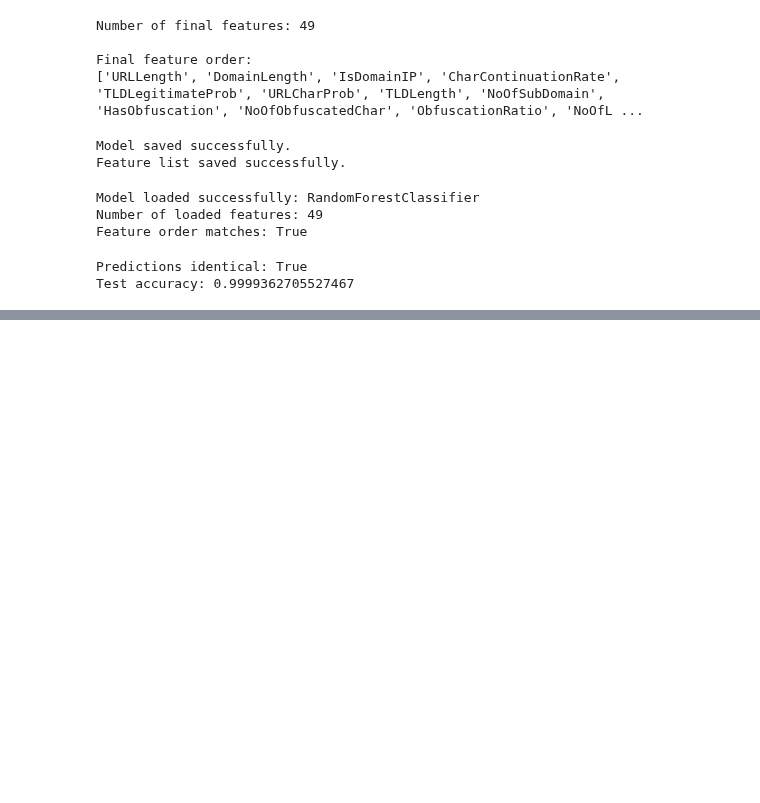
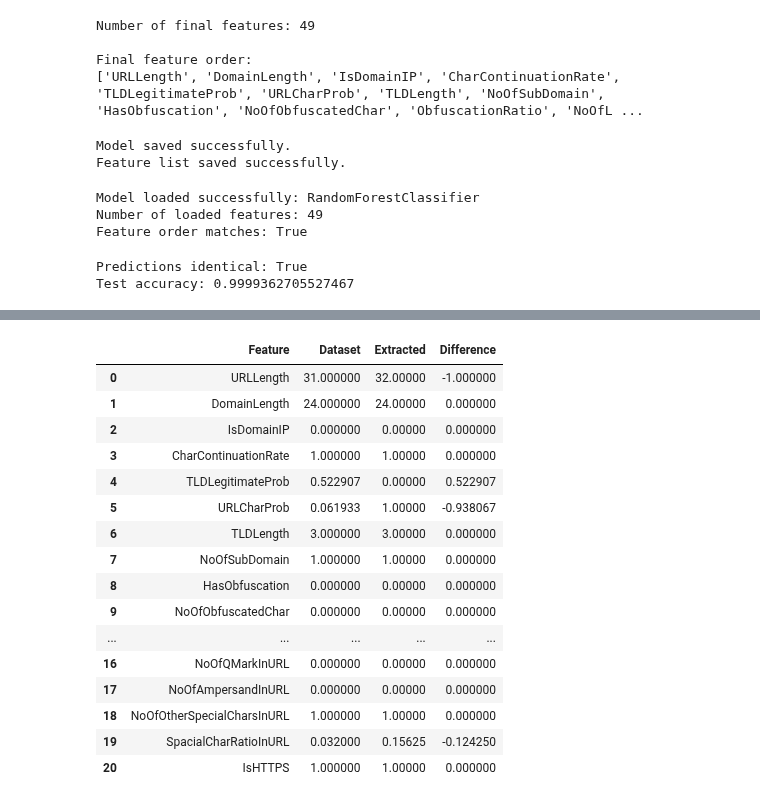
Before and after one commit to Aditya1112006/Phishing-Website-Detector, a Jupyter notebook: notebooks/01_dataset_exploration.ipynb, the cells around one changed output, grey strips where cells are left out. Saved outputs shown, nothing was run; the diff lists cells and outputs as text; code cells hidden in the pictures; blank space fills up the shorter version.

```diff
--- a/notebooks/01_dataset_exploration.ipynb
+++ b/notebooks/01_dataset_exploration.ipynb
@@ -1653,0 +2252,66 @@ Test accuracy: 0.9999362705527467
+# %%
+# Select one URL from the original dataset
+sample_row = df_raw.iloc[0]
+
+sample_url = sample_row["URL"]
+
+# Extract features using our function
+extracted = extract_basic_url_features(sample_url)
+
+# Features that our function currently extracts
+url_feature_names = [
+    "URLLength",
+    "DomainLength",
+    "IsDomainIP",
+    "CharContinuationRate",
+    "TLDLegitimateProb",
+    "URLCharProb",
+    "TLDLength",
+    "NoOfSubDomain",
+    "HasObfuscation",
+    "NoOfObfuscatedChar",
+    "ObfuscationRatio",
+    "NoOfLettersInURL",
+    "LetterRatioInURL",
+    "NoOfDegitsInURL",
+    "DegitRatioInURL",
+    "NoOfEqualsInURL",
+    "NoOfQMarkInURL",
+    "NoOfAmpersandInURL",
+    "NoOfOtherSpecialCharsInURL",
+    "SpacialCharRatioInURL",
+    "IsHTTPS"
+]
+
+# Compare dataset value vs extracted value
+comparison = []
+
+for feature in url_feature_names:
+    comparison.append({
+        "Feature": feature,
+        "Dataset": sample_row[feature],
+        "Extracted": extracted[feature],
+        "Difference": sample_row[feature] - extracted[feature]
+    })
+
+comparison_df = pd.DataFrame(comparison)
+
+comparison_df
+# %% [output]
+|  | Feature | Dataset | Extracted | Difference |
+| 0 | URLLength | 31.000000 | 32.00000 | -1.000000 |
+| 1 | DomainLength | 24.000000 | 24.00000 | 0.000000 |
+| 2 | IsDomainIP | 0.000000 | 0.00000 | 0.000000 |
+| 3 | CharContinuationRate | 1.000000 | 1.00000 | 0.000000 |
+| 4 | TLDLegitimateProb | 0.522907 | 0.00000 | 0.522907 |
+| 5 | URLCharProb | 0.061933 | 1.00000 | -0.938067 |
+| 6 | TLDLength | 3.000000 | 3.00000 | 0.000000 |
+| 7 | NoOfSubDomain | 1.000000 | 1.00000 | 0.000000 |
+| 8 | HasObfuscation | 0.000000 | 0.00000 | 0.000000 |
+| 9 | NoOfObfuscatedChar | 0.000000 | 0.00000 | 0.000000 |
+| ... | ... | ... | ... | ... |
+| 16 | NoOfQMarkInURL | 0.000000 | 0.00000 | 0.000000 |
+| 17 | NoOfAmpersandInURL | 0.000000 | 0.00000 | 0.000000 |
+| 18 | NoOfOtherSpecialCharsInURL | 1.000000 | 1.00000 | 0.000000 |
+| 19 | SpacialCharRatioInURL | 0.032000 | 0.15625 | -0.124250 |
+| 20 | IsHTTPS | 1.000000 | 1.00000 | 0.000000 |
```
Also changed, not shown: parts of 54 cells of this notebook.
